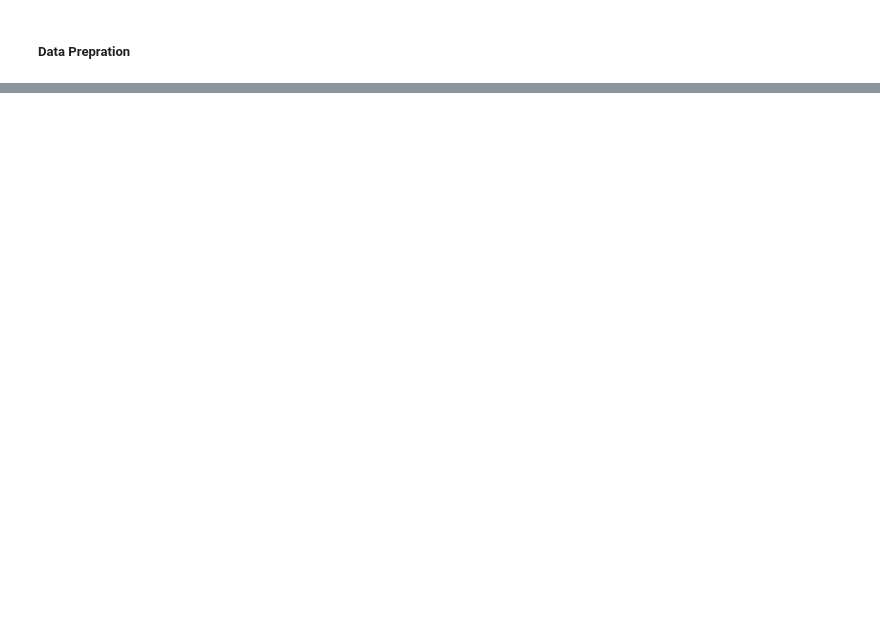
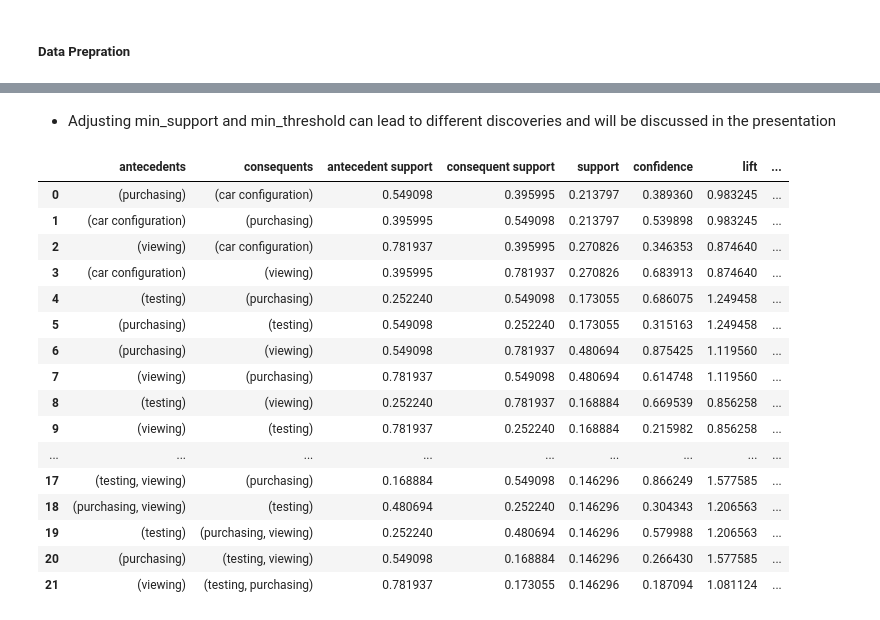
Before and after one commit to dilaramustecep/Automotive-E-commerce-Analytics-Case-Study, a Jupyter notebook: ecommerce_data_analysis.ipynb, the cells around one changed output, grey strips where cells are left out. Saved outputs shown, nothing was run; the diff lists cells and outputs as text; code cells hidden in the pictures; blank space fills up the shorter version.

```diff
--- a/ecommerce_data_analysis.ipynb
+++ b/ecommerce_data_analysis.ipynb
@@ -2063,0 +2154,3 @@ analysis_df["agglomerative_cluster"] = best_agglomerative.labels_
+# %%
+visits_df = pd.read_csv("./data/visits.csv")
+visits_df.head()
@@ -2063,0 +2164,4 @@ analysis_df["agglomerative_cluster"] = best_agglomerative.labels_
+# %%
+# Convert timestamp data type to datetime obj
+visits_df[["start_timestamp","end_timestamp"]] = visits_df[["start_timestamp","end_timestamp"]].apply(lambda x:pd.to_datetime(x))
+visits_df.dtypes
@@ -2063,0 +2176,5 @@ analysis_df["agglomerative_cluster"] = best_agglomerative.labels_
+# %%
+# Construct interaction sequences
+visits_df['interaction_sequence'] = visits_df.groupby('customer_id')['visit_type'].transform(lambda x: ','.join(x))
+sequences = visits_df.drop_duplicates('customer_id')[['customer_id', 'interaction_sequence']]
+sequences
@@ -2063,0 +2195,30 @@ analysis_df["agglomerative_cluster"] = best_agglomerative.labels_
+# %%
+# Frequent pattern mining
+transactions = sequences['interaction_sequence'].str.split(',')
+te = TransactionEncoder()
+te_ary = te.fit(transactions).transform(transactions)
+df_trans = pd.DataFrame(te_ary, columns=te.columns_)
+# %% [markdown]
+- Adjusting min_support and min_threshold can lead to different discoveries and will be discussed in the presentation
+# %%
+frequent_itemsets = apriori(df_trans, min_support=0.1, use_colnames=True)
+rules = association_rules(frequent_itemsets, metric="confidence", min_threshold=0.)
+rules
+# %% [output]
+|  | antecedents | consequents | antecedent support | consequent support | support | confidence | lift | ... |
+| 0 | (purchasing) | (car configuration) | 0.549098 | 0.395995 | 0.213797 | 0.389360 | 0.983245 | ... |
+| 1 | (car configuration) | (purchasing) | 0.395995 | 0.549098 | 0.213797 | 0.539898 | 0.983245 | ... |
+| 2 | (viewing) | (car configuration) | 0.781937 | 0.395995 | 0.270826 | 0.346353 | 0.874640 | ... |
+| 3 | (car configuration) | (viewing) | 0.395995 | 0.781937 | 0.270826 | 0.683913 | 0.874640 | ... |
+| 4 | (testing) | (purchasing) | 0.252240 | 0.549098 | 0.173055 | 0.686075 | 1.249458 | ... |
+| 5 | (purchasing) | (testing) | 0.549098 | 0.252240 | 0.173055 | 0.315163 | 1.249458 | ... |
+| 6 | (purchasing) | (viewing) | 0.549098 | 0.781937 | 0.480694 | 0.875425 | 1.119560 | ... |
+| 7 | (viewing) | (purchasing) | 0.781937 | 0.549098 | 0.480694 | 0.614748 | 1.119560 | ... |
+| 8 | (testing) | (viewing) | 0.252240 | 0.781937 | 0.168884 | 0.669539 | 0.856258 | ... |
+| 9 | (viewing) | (testing) | 0.781937 | 0.252240 | 0.168884 | 0.215982 | 0.856258 | ... |
+| ... | ... | ... | ... | ... | ... | ... | ... | ... |
+| 17 | (testing, viewing) | (purchasing) | 0.168884 | 0.549098 | 0.146296 | 0.866249 | 1.577585 | ... |
+| 18 | (purchasing, viewing) | (testing) | 0.480694 | 0.252240 | 0.146296 | 0.304343 | 1.206563 | ... |
+| 19 | (testing) | (purchasing, viewing) | 0.252240 | 0.480694 | 0.146296 | 0.579988 | 1.206563 | ... |
+| 20 | (purchasing) | (testing, viewing) | 0.549098 | 0.168884 | 0.146296 | 0.266430 | 1.577585 | ... |
+| 21 | (viewing) | (testing, purchasing) | 0.781937 | 0.173055 | 0.146296 | 0.187094 | 1.081124 | ... |
```
Also changed, not shown: parts of 50 cells of this notebook.
